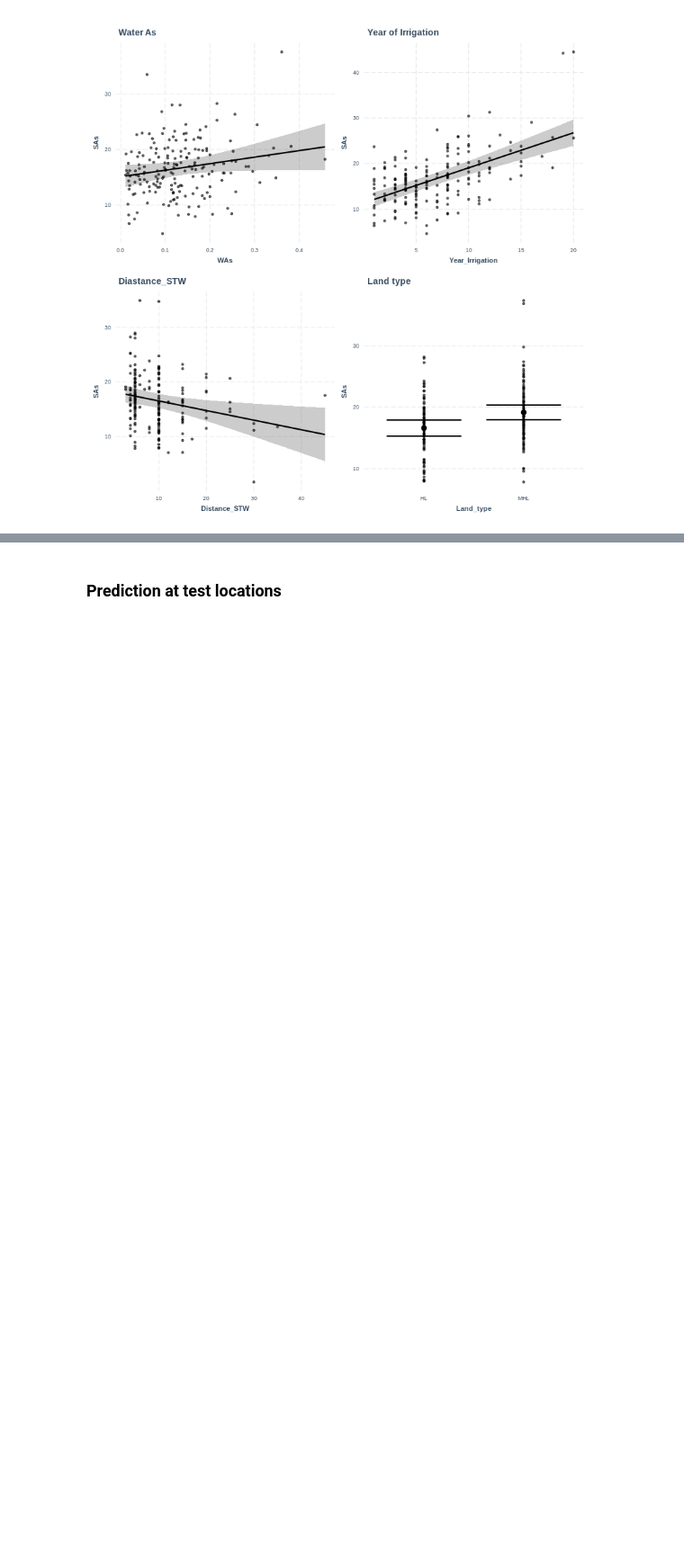
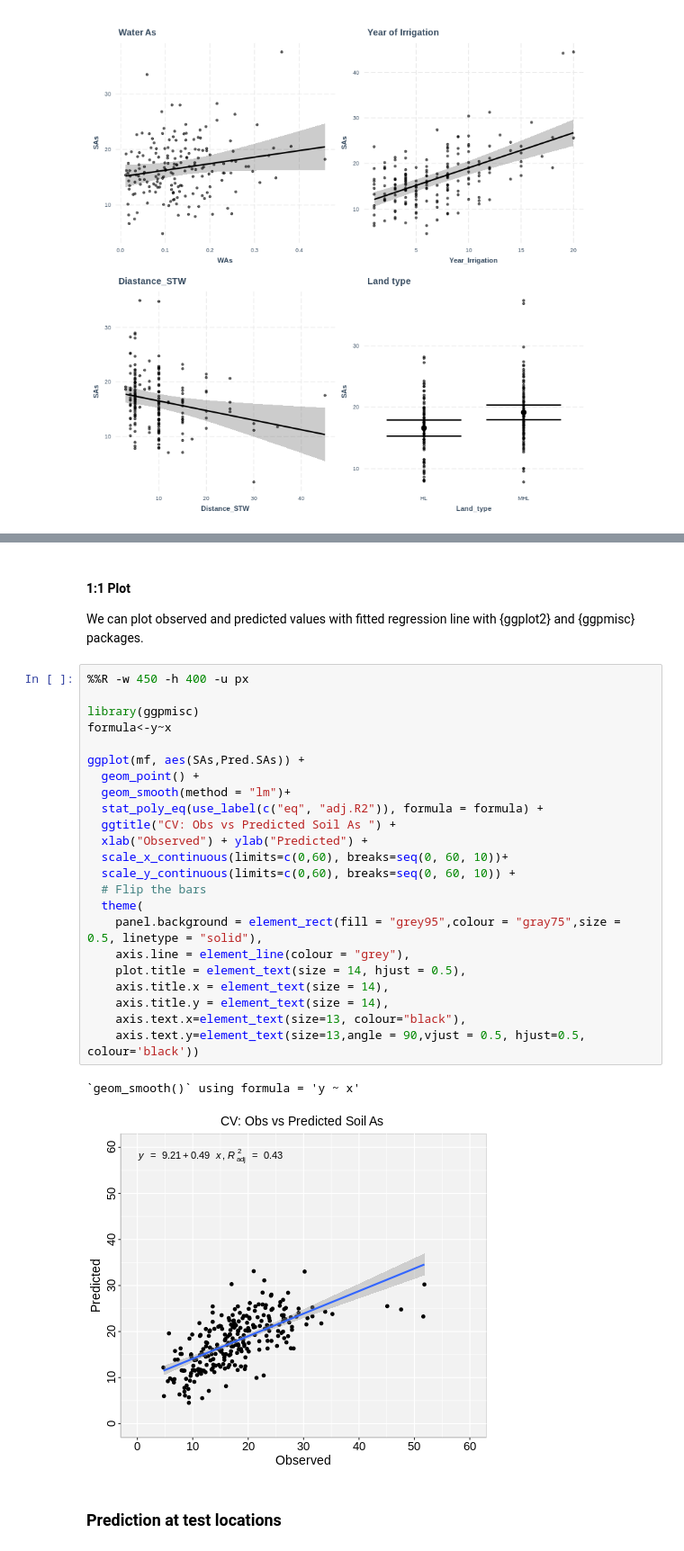
Before and after one commit to zia207/r-colab, a Jupyter notebook: NoteBook/Advance_Regression/02-01-02-glm-regression-r.ipynb, the cells around one changed output, grey strips where cells are left out. Shown at 90% size. Drawn from its saved outputs; the diff is of its cells as text; blank space fills up the shorter version.

```diff
--- a/NoteBook/Advance_Regression/02-01-02-glm-regression-r.ipynb
+++ b/NoteBook/Advance_Regression/02-01-02-glm-regression-r.ipynb
@@ -971,3 +1070,33 @@ library(patchwork)
+# %% [markdown]
+#### 1:1 Plot
+
+We can plot observed and predicted values with fitted regression line with {ggplot2} and {ggpmisc} packages.
+# %%
+%%R -w 450 -h 400 -u px
+
+library(ggpmisc)
+formula<-y~x
+
+ggplot(mf, aes(SAs,Pred.SAs)) +
+  geom_point() +
+  geom_smooth(method = "lm")+
+  stat_poly_eq(use_label(c("eq", "adj.R2")), formula = formula) +
+  ggtitle("CV: Obs vs Predicted Soil As ") +
+  xlab("Observed") + ylab("Predicted") +
+  scale_x_continuous(limits=c(0,60), breaks=seq(0, 60, 10))+
+  scale_y_continuous(limits=c(0,60), breaks=seq(0, 60, 10)) +
+  # Flip the bars
+  theme(
+    panel.background = element_rect(fill = "grey95",colour = "gray75",size = 0.5, linetype = "solid"),
+    axis.line = element_line(colour = "grey"),
+    plot.title = element_text(size = 14, hjust = 0.5),
+    axis.title.x = element_text(size = 14),
+    axis.title.y = element_text(size = 14),
+    axis.text.x=element_text(size=13, colour="black"),
+    axis.text.y=element_text(size=13,angle = 90,vjust = 0.5, hjust=0.5, colour='black'))
+# %% [output]
+`geom_smooth()` using formula = 'y ~ x'
+[figure, added]
 # %% [markdown]
 ### Prediction at test locations
 # %% [markdown]
```
Also changed, not shown: parts of 18 cells of this notebook.
